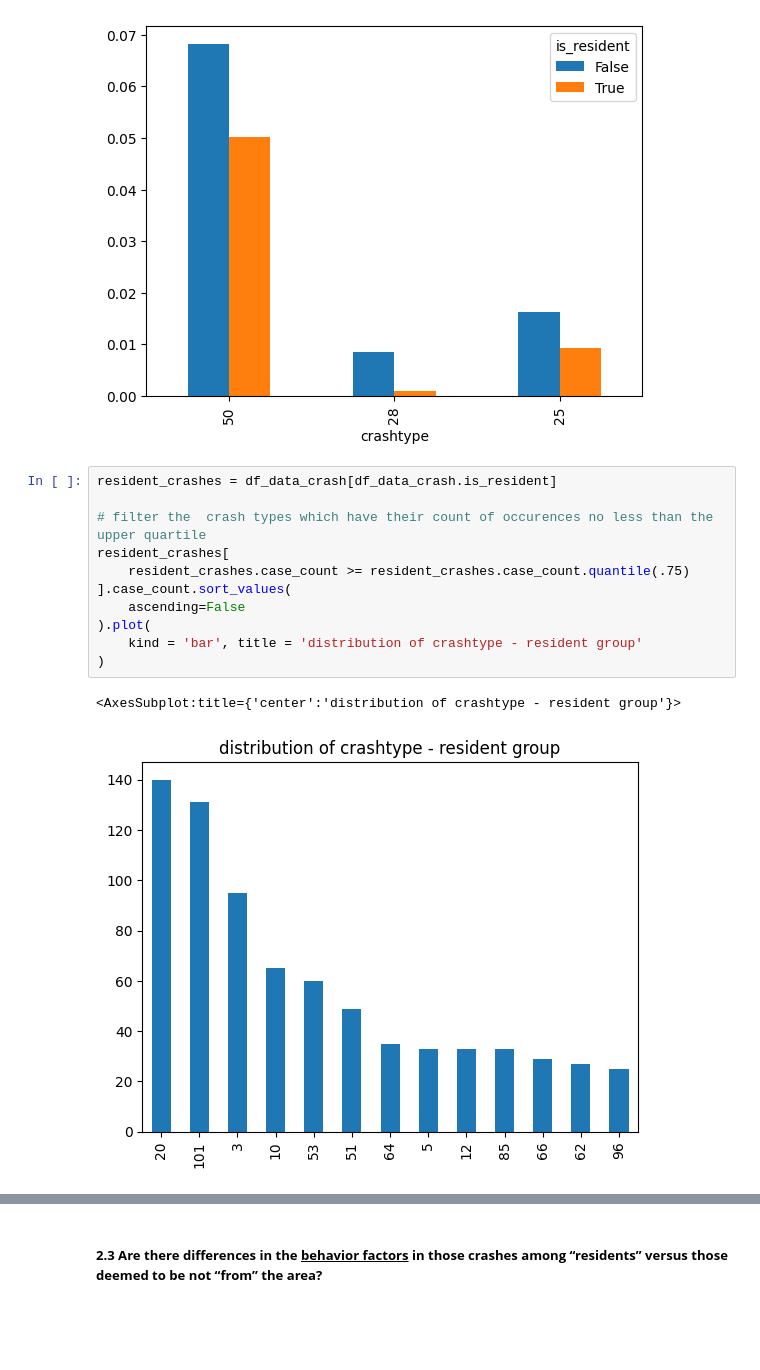
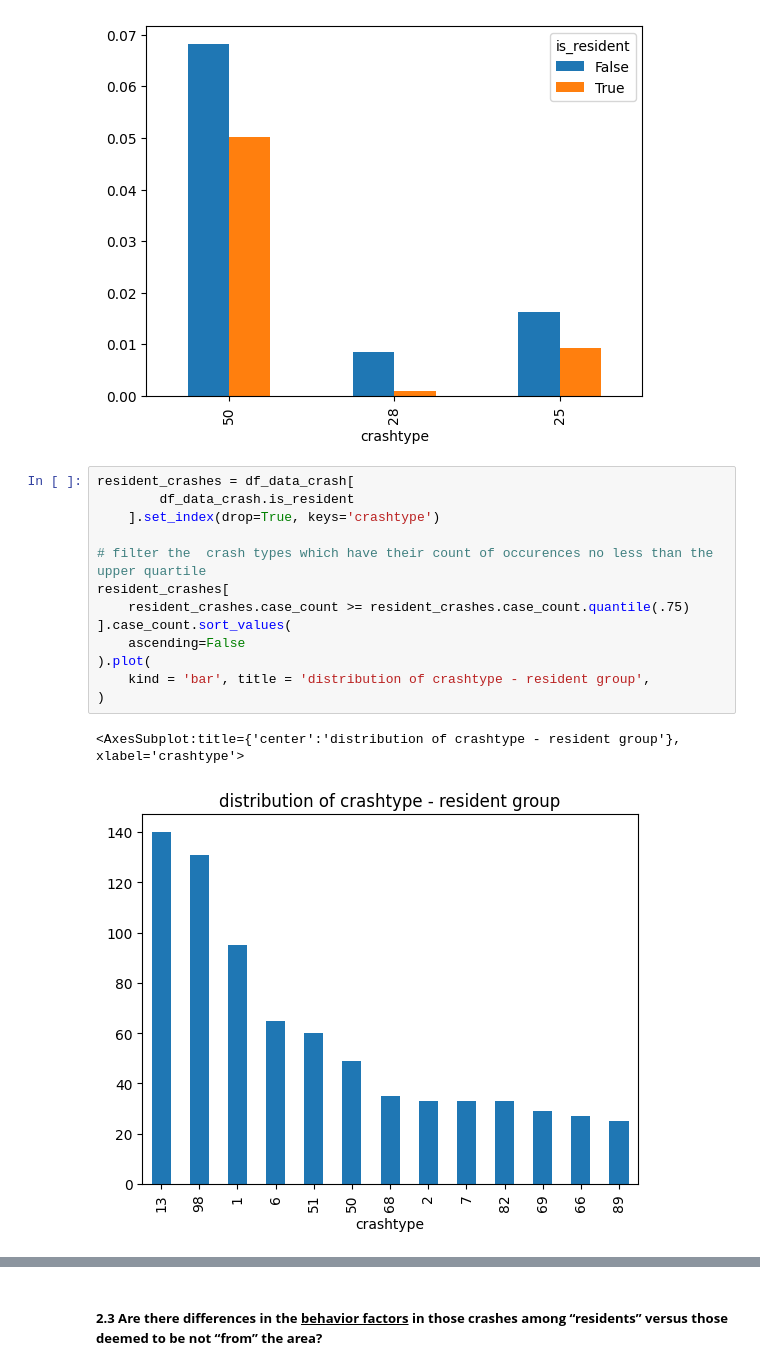
Before and after one commit to Chacoon3/Info-Challenge-2023, a Jupyter notebook: code_py/analysis.ipynb, the cells around one changed output, grey strips where cells are left out. Saved outputs shown, nothing was run; the diff lists cells and outputs as text; blank space fills up the shorter version.

```diff
--- a/code_py/analysis.ipynb
+++ b/code_py/analysis.ipynb
@@ -198,17 +197,19 @@ df_crash_pivoted.case_proportion[1:4].plot(kind = 'bar')
 <AxesSubplot:xlabel='crashtype'>
 [figure]
 # %%
-resident_crashes = df_data_crash[df_data_crash.is_resident]
+resident_crashes = df_data_crash[
+        df_data_crash.is_resident
+    ].set_index(drop=True, keys='crashtype')
 
 # filter the  crash types which have their count of occurences no less than the upper quartile
 resident_crashes[
     resident_crashes.case_count >= resident_crashes.case_count.quantile(.75)
 ].case_count.sort_values(
     ascending=False
 ).plot(
-    kind = 'bar', title = 'distribution of crashtype - resident group'
+    kind = 'bar', title = 'distribution of crashtype - resident group',
 )
 # %% [output]
-<AxesSubplot:title={'center':'distribution of crashtype - resident group'}>
+<AxesSubplot:title={'center':'distribution of crashtype - resident group'}, xlabel='crashtype'>
-[figure, old version]
+[figure, new version]
 # %%
```
Also changed, not shown: parts of 4 cells of this notebook.
